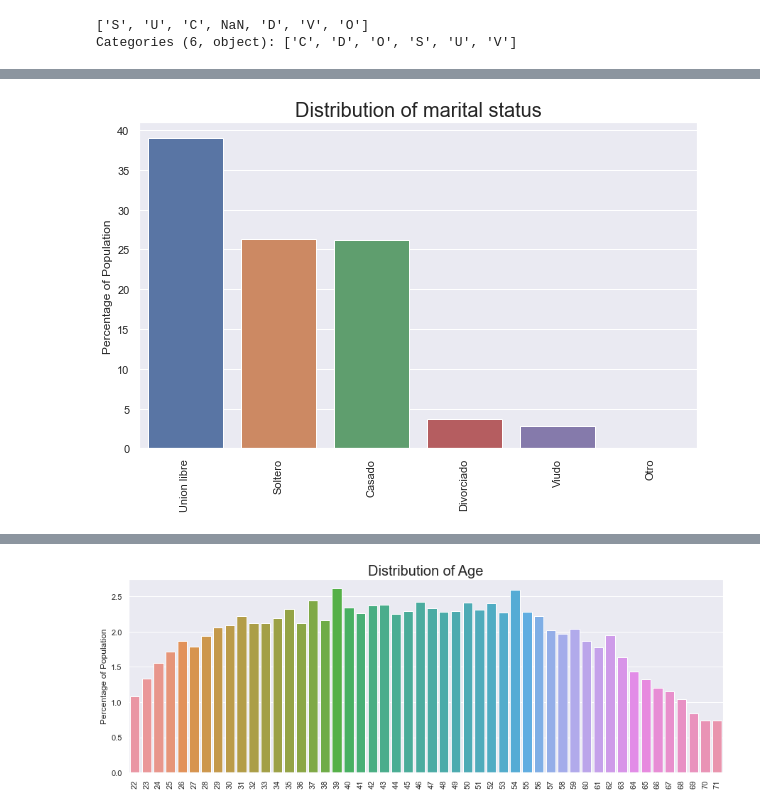
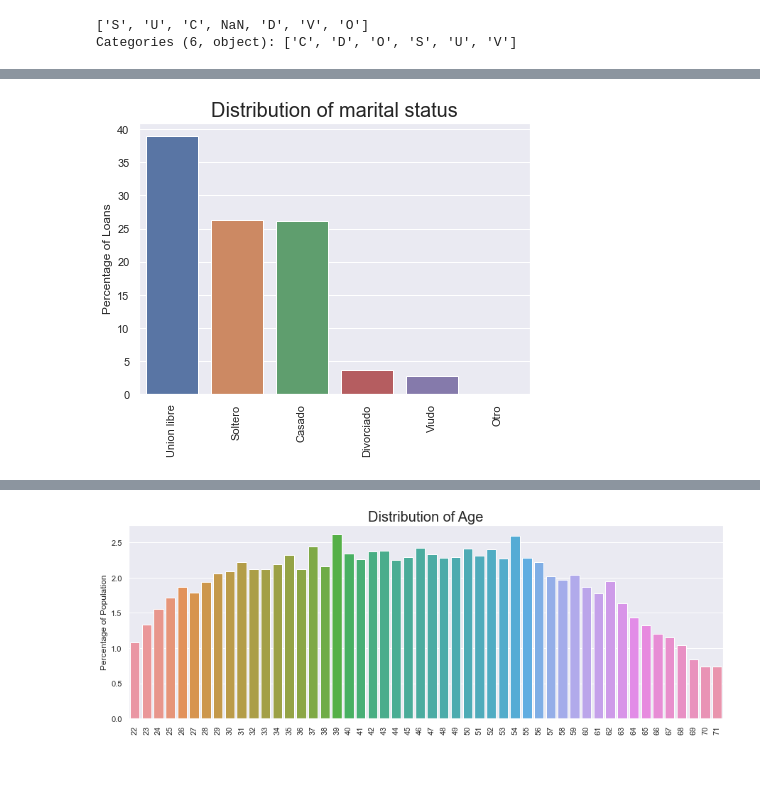
Before and after one commit to hdt94/ds4a-project, a Jupyter notebook: analytics/exploring/EDA_Clientes.ipynb, the cells around one changed output, grey strips where cells are left out. Cells and saved outputs as stored; diff of their text form; code cells hidden in the pictures; blank space fills up the shorter version.

Commit message:
improve graphs

```diff
--- a/analytics/exploring/EDA_Clientes.ipynb
+++ b/analytics/exploring/EDA_Clientes.ipynb
@@ -102,10 +110,10 @@ Categories (6, object): ['C', 'D', 'O', 'S', 'U', 'V']
 # %%
-plt.figure(figsize= (10,6))
+plt.figure(figsize= (7,5))
 sns.barplot(x=clientes_df["ESTADO_CIVIL"].value_counts()[:10].index.values ,
             y=100 * clientes_df.ESTADO_CIVIL.value_counts()[:10].values / len(clientes_df),
             orient="v")
 plt.xticks(rotation=90)
-plt.ylabel("Percentage of Population")
+plt.ylabel("Percentage of Loans")
 plt.title("Distribution of marital status", fontsize=20);
 # %% [output]
-[figure, old version]
+[figure, new version]
```
Also changed, not shown: parts of 16 cells of this notebook, 1 other file.
